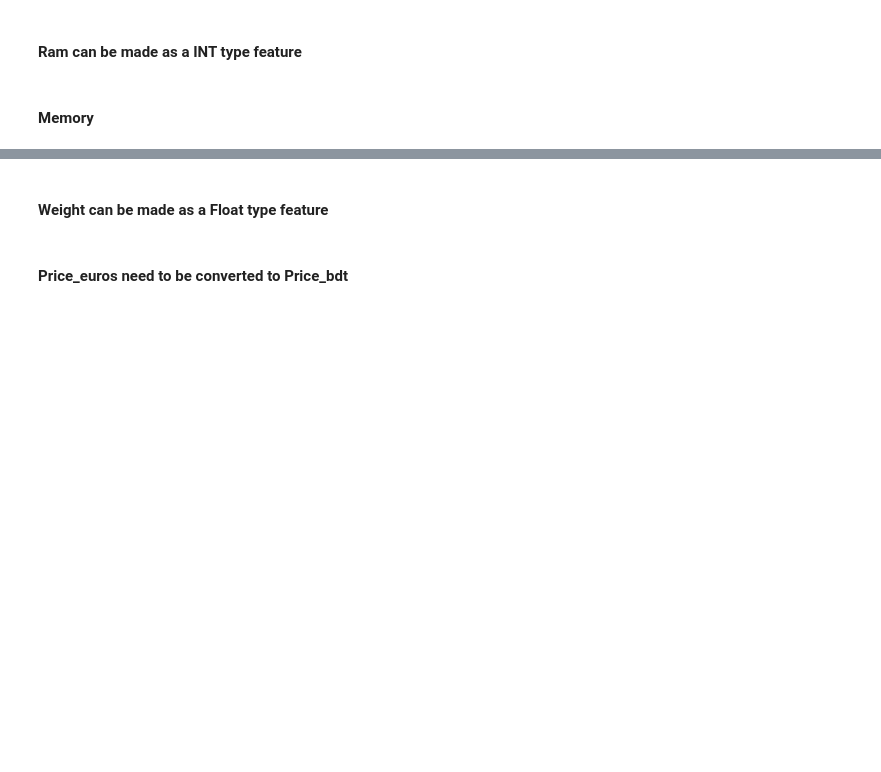
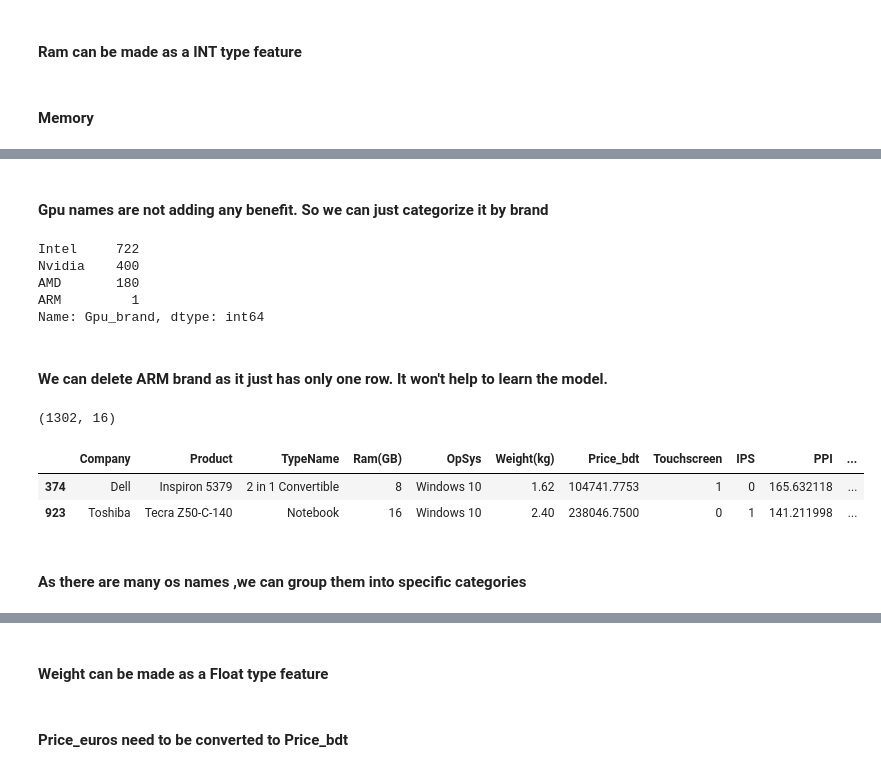
Before and after one commit to MahbubHossainFaisal/Laptop_Price_Predictor, a Jupyter notebook: notebooks/Laptop_price_prediction_EDA.ipynb, the cells around one changed output, grey strips where cells are left out. Cells and saved outputs as stored; diff of their text form; code cells hidden in the pictures; blank space fills up the shorter version.

```diff
--- a/notebooks/Laptop_price_prediction_EDA.ipynb
+++ b/notebooks/Laptop_price_prediction_EDA.ipynb
@@ -314,0 +311,28 @@ Name: first_part, dtype: int64
+# %% [markdown]
+#### Gpu names are not adding any benefit. So we can just categorize it by brand
+# %%
+df['Gpu_brand']=df['Gpu'].apply(lambda x: x.split()[0])
+df.drop(columns=['Gpu'],inplace=True)
+# %%
+df['Gpu_brand'].value_counts()
+# %% [output]
+Intel     722
+Nvidia    400
+AMD       180
+ARM         1
+Name: Gpu_brand, dtype: int64
+# %% [markdown]
+#### We can delete ARM brand as it just has only one row. It won't help to learn the model.
+# %%
+df = df[df['Gpu_brand']!='ARM']
+df.shape
+# %% [output]
+(1302, 16)
+# %%
+df.sample(2)
+# %% [output]
+|  | Company | Product | TypeName | Ram(GB) | OpSys | Weight(kg) | Price_bdt | Touchscreen | IPS | PPI | ... |
+| 374 | Dell | Inspiron 5379 | 2 in 1 Convertible | 8 | Windows 10 | 1.62 | 104741.7753 | 1 | 0 | 165.632118 | ... |
+| 923 | Toshiba | Tecra Z50-C-140 | Notebook | 16 | Windows 10 | 2.40 | 238046.7500 | 0 | 1 | 141.211998 | ... |
+# %% [markdown]
+#### As there are many os names ,we can group them into specific categories
```
Also changed, not shown: parts of 24 cells of this notebook.
